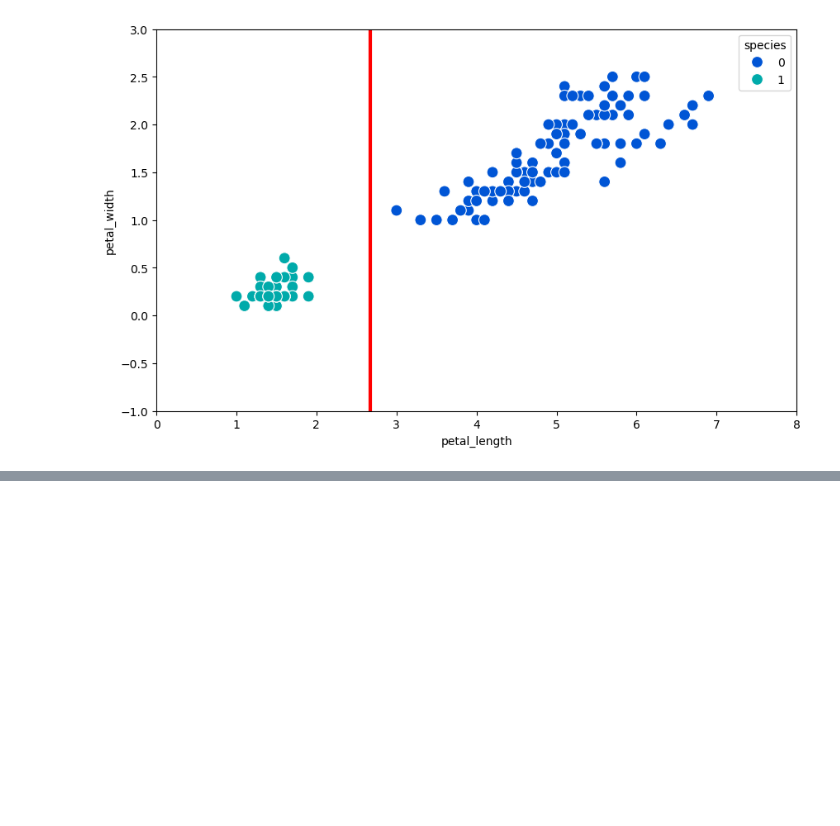
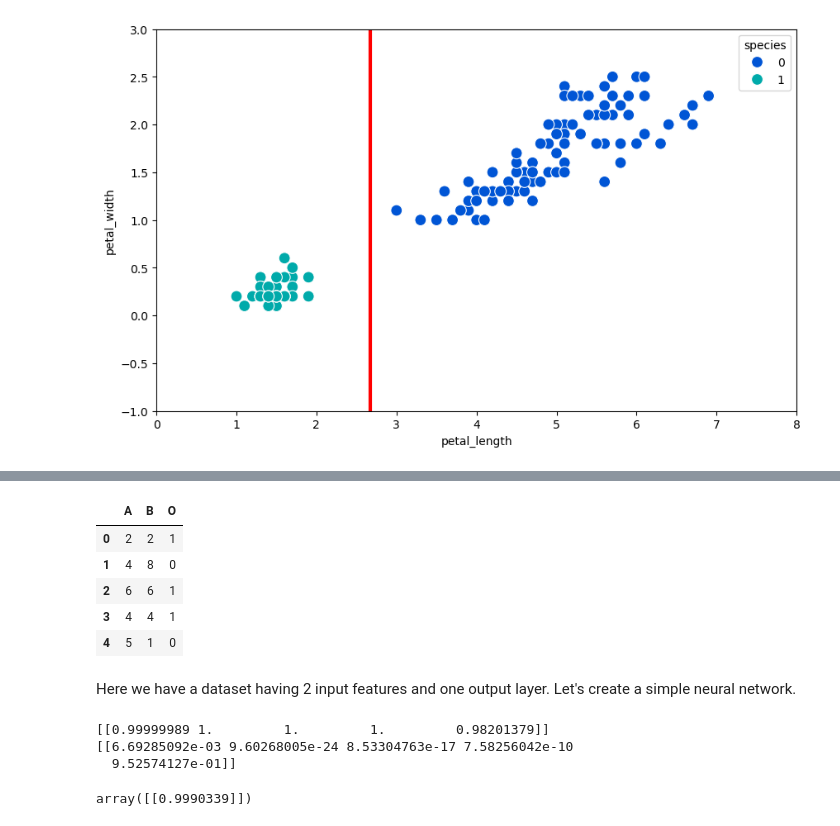
Before and after one commit to itsanishsingh/task-basic-ann, a Jupyter notebook: task_basic_ann.ipynb, the cells around one changed output, grey strips where cells are left out. Cells and saved outputs as stored; diff of their text form; code cells hidden in the pictures; blank space fills up the shorter version.

```diff
--- a/task_basic_ann.ipynb
+++ b/task_basic_ann.ipynb
@@ -146,0 +150,12 @@ The above is classified by minimizing loss function using gradient descent.
+# %%
+data = pd.DataFrame({"A": [2, 4, 6, 4, 5], "B": [2, 8, 6, 4, 1], "O": [1, 0, 1, 1, 0]})
+data.head()
+# %% [output]
+|  | A | B | O |
+| 0 | 2 | 2 | 1 |
+| 1 | 4 | 8 | 0 |
+| 2 | 6 | 6 | 1 |
+| 3 | 4 | 4 | 1 |
+| 4 | 5 | 1 | 0 |
+# %% [markdown]
+Here we have a dataset having 2 input features and one output layer. Let's create a simple neural network.
@@ -146,0 +205,16 @@ The above is classified by minimizing loss function using gradient descent.
+# %%
+X = data.iloc[:, :-1]
+y = data.iloc[:, -1]
+perceptron1 = single_perceptron(X.values, y.values, lr=1)
+perceptron2 = single_perceptron(X.values, y.values, lr=1)
+print(perceptron1, perceptron2, sep="\n")
+# %% [output]
+[[0.99999989 1.         1.         1.         0.98201379]]
+[[6.69285092e-03 9.60268005e-24 8.53304763e-17 7.58256042e-10
+  9.52574127e-01]]
+# %%
+joined_values = np.concatenate((perceptron1, perceptron2), axis=1)
+output_perceptron = hidden_layer_perceptron(joined_values, y.values, lr=1)
+output_perceptron
+# %% [output]
+array([[0.9990339]])
```
Also changed, not shown: parts of 7 cells of this notebook.
